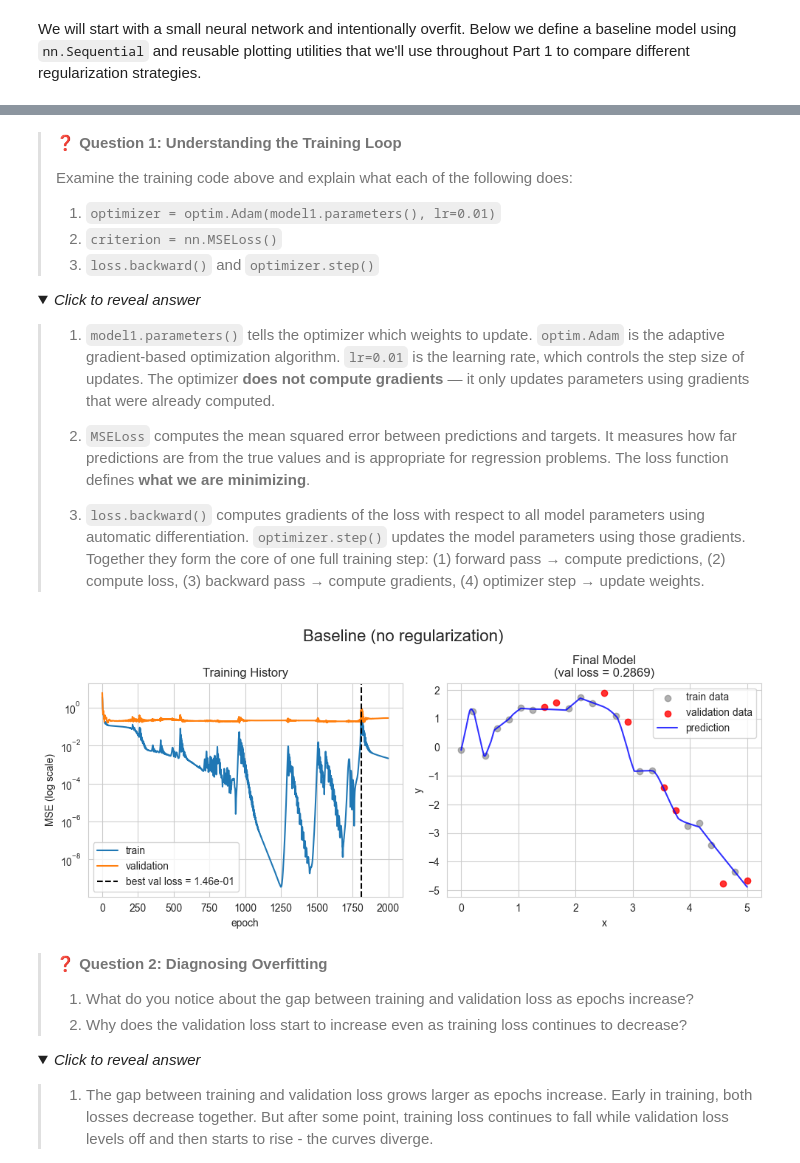
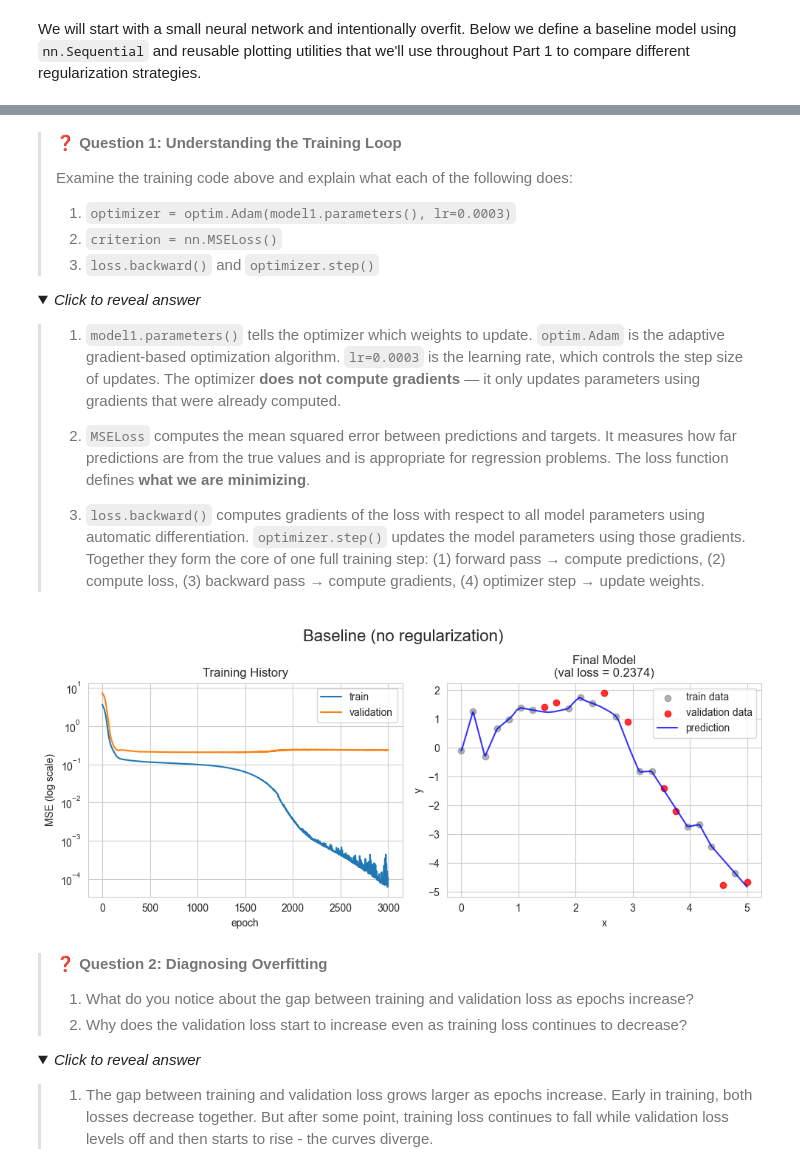
Before and after one commit to Harvard-CS1090/2026_CS1090B_public, a Jupyter notebook: sec03/cs1090b_sec03_solutions_alternative.ipynb, the cells around one changed output, grey strips where cells are left out. Drawn from its saved outputs; the diff is of its cells as text; code cells hidden in the pictures; folded sections open.

```diff
--- a/sec03/cs1090b_sec03_solutions_alternative.ipynb
+++ b/sec03/cs1090b_sec03_solutions_alternative.ipynb
@@ -248,10 +237,10 @@ model1 = nn.Sequential(
             nn.Linear(100, 1)
         ).to(device)
 
-optimizer = optim.Adam(model1.parameters(), lr=0.01)
+optimizer = optim.Adam(model1.parameters(), lr=0.0003)
 criterion = nn.MSELoss()
 
-epochs = 2000
+epochs = 3000
 history1 = {'loss': [], 'val_loss': []}
 for epoch in range(epochs):
     model1.train()
@@ -299,7 +285,7 @@ Epoch 1900: train loss = 0.0037,               val loss = 0.2668
 >
 > Examine the training code above and explain what each of the following does:
 >
-> 1. `optimizer = optim.Adam(model1.parameters(), lr=0.01)`
+> 1. `optimizer = optim.Adam(model1.parameters(), lr=0.0003)`
 > 2. `criterion = nn.MSELoss()`
 > 3. `loss.backward()` and `optimizer.step()`
 
@@ -307,7 +293,7 @@ Epoch 1900: train loss = 0.0037,               val loss = 0.2668
 <details>
 <summary><em>Click to reveal answer</em></summary>
 
-> 1. `model1.parameters()` tells the optimizer which weights to update. `optim.Adam` is the adaptive gradient-based optimization algorithm. `lr=0.01` is the learning rate, which controls the step size of updates. The optimizer **does not compute gradients** — it only updates parameters using gradients that were already computed.
+> 1. `model1.parameters()` tells the optimizer which weights to update. `optim.Adam` is the adaptive gradient-based optimization algorithm. `lr=0.0003` is the learning rate, which controls the step size of updates. The optimizer **does not compute gradients** — it only updates parameters using gradients that were already computed.
 >
 > 2. `MSELoss` computes the mean squared error between predictions and targets. It measures how far predictions are from the true values and is appropriate for regression problems. The loss function defines **what we are minimizing**.
 >
@@ -318,7 +304,7 @@ Epoch 1900: train loss = 0.0037,               val loss = 0.2668
 #@title Initial Training Results
 
 # Some helper functions we'll use throughout for plot training results
-def plot_history(history, title=None, ax=None):
+def plot_history(history, title=None, ax=None, best_val=False):
     if ax is None:
         ax = plt.gca()
 
@@ -332,8 +318,10 @@ def plot_history(history, title=None, ax=None):
 
     best_loss = np.nanmin(history['val_loss'])
     best_epoch = np.nanargmin(history['val_loss'])
-    ax.axvline(best_epoch, c='k', ls='--',
-               label=f'best val loss = {best_loss:.2e}')
+
+    if best_val:
+        ax.axvline(best_epoch, c='k', ls='--',
+                label=f'best val loss = {best_loss:.2e}')
 
     ax.legend()
 
@@ -365,36 +353,36 @@ def plot_data(df, idx=None, ax=None):
 
     if ax is None:
         ax = plt.gca()
 
     # If validation indices are provided, separate train and val
     if idx is not None:
         train_df = df.drop(idx)
         val_df = df.loc[idx]
 
         ax.scatter(train_df['x'], train_df['y'],
                    color='gray', alpha=0.6, label='train data')
         ax.scatter(val_df['x'], val_df['y'],
                    color='red', alpha=0.8, label='validation data')
     else:
         ax.scatter(df['x'], df['y'],
                    color='gray', alpha=0.6, label='data')
 
     ax.set_xlabel('x')
     ax.set_ylabel('y')
     ax.legend()
 
-def plot_results(model, history, title="Model Performance"):
+def plot_results(model, history, title="Model Performance", best_val=False):
     fig, axs = plt.subplots(1, 2, figsize=(10, 4))
-    plot_history(history, ax=axs[0])
+    plot_history(history, ax=axs[0], best_val=best_val)
     plot_data(df, idx=x_val.index, ax=axs[1])
     plot_predictions(model, ax=axs[1])
     plt.tight_layout()
     plt.suptitle(title, fontsize=16, y=1.05)
     plt.show()
 
 plot_results(model1, history1, "Baseline (no regularization)")
 # %% [output]
-[figure, old version]
+[figure, new version]
 # %% [markdown]
 > **❓ Question 2: Diagnosing Overfitting**
 >
```
Also changed, not shown: parts of 32 cells of this notebook, 1 other file.
